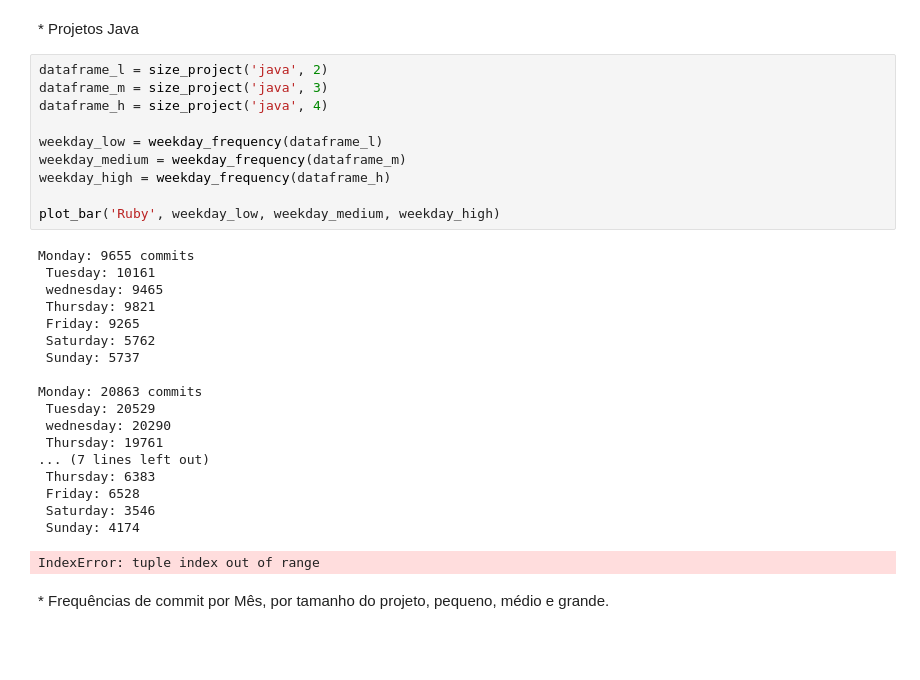
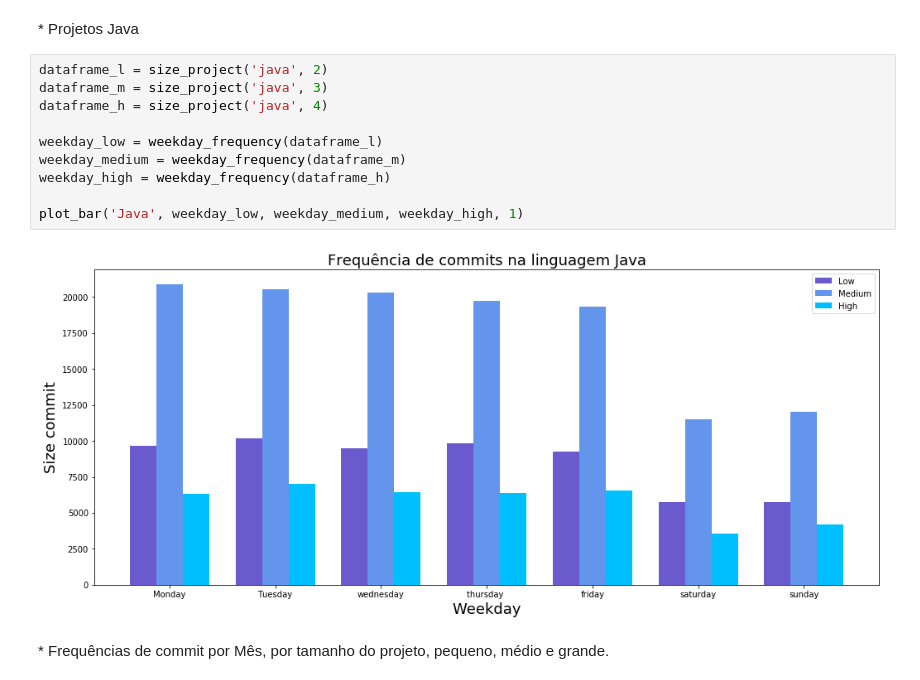
Before and after one commit to wagnernegrao/ci-analysis, a Jupyter notebook: ci_analysis.ipynb, the cells around one changed output. Cells and saved outputs as stored; diff of their text form; blank space fills up the shorter version.

```diff
--- a/ci_analysis.ipynb
+++ b/ci_analysis.ipynb
@@ -479,32 +442,15 @@ Monday: 75125 commits
 # %%
 dataframe_l = size_project('java', 2)
 dataframe_m = size_project('java', 3)
 dataframe_h = size_project('java', 4)
 
 weekday_low = weekday_frequency(dataframe_l)
 weekday_medium = weekday_frequency(dataframe_m)
 weekday_high = weekday_frequency(dataframe_h)
 
-plot_bar('Ruby', weekday_low, weekday_medium, weekday_high)
+plot_bar('Java', weekday_low, weekday_medium, weekday_high, 1)
 # %% [output]
-Monday: 9655 commits
- Tuesday: 10161
- wednesday: 9465
- Thursday: 9821
- Friday: 9265
- Saturday: 5762
- Sunday: 5737
-
-Monday: 20863 commits
- Tuesday: 20529
- wednesday: 20290
- Thursday: 19761
-... (7 lines left out)
- Thursday: 6383
- Friday: 6528
- Saturday: 3546
- Sunday: 4174
-IndexError: tuple index out of range
+[figure, added]
 # %% [markdown]
 <font size = 4/>
 * Frequências de commit por Mês, por tamanho do projeto, pequeno, médio e grande.
```
Also changed, not shown: parts of 5 cells of this notebook.
